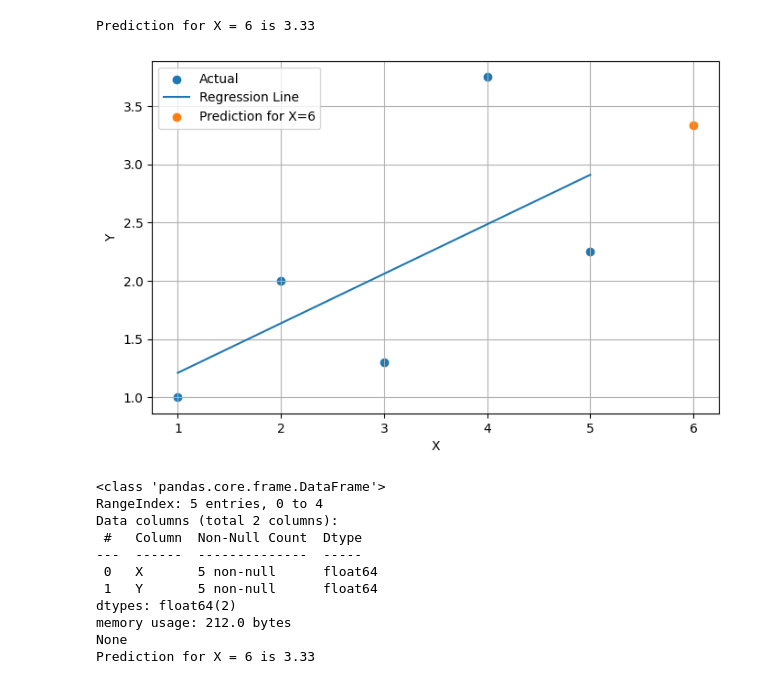
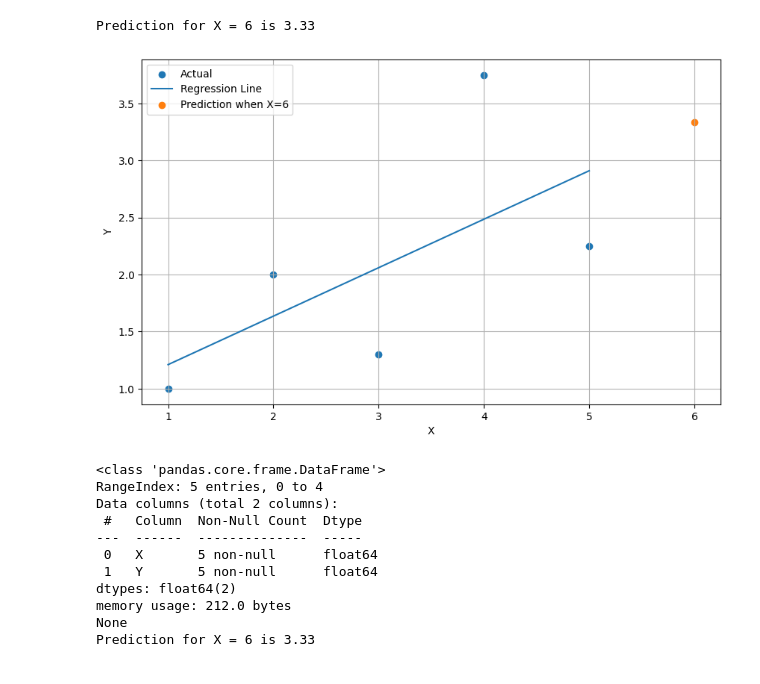
Before and after one commit to dineshsinghbisht/masterdegree, a Jupyter notebook: exercises/machinelearning/ex5.ipynb, the cells around one changed output. Drawn from its saved outputs; the diff is of its cells as text; code cells hidden in the pictures.

```diff
--- a/exercises/machinelearning/ex5.ipynb
+++ b/exercises/machinelearning/ex5.ipynb
@@ -5,37 +5,37 @@ from sklearn.linear_model import LinearRegression
 
 # Create dataframe using input data
 df = pd.DataFrame({'X': [1.00, 2.00, 3.00, 4.00, 5.00],
         'Y': [1.00, 2.00, 1.30, 3.75, 2.25]})
 
-# # check information about dataframe
+# # check information about dataframe specifically datatypes
 # print(df.info())
 
 # Separate feature and response from dataframe
 X = df[["X"]]   # feature
 y = df["Y"]     # response
 
 # Create and train the linear regression model
 model = LinearRegression()
 model.fit(X, y)
 
 # Predict the value when X = 6
 X_pred = pd.DataFrame({"X": [6]}) # input data
 y_pred = model.predict(X_pred)
 print(f"Prediction for X = 6 is {y_pred[0]:.2f}")
 
 # Plot scatters and line plots for given data and prediction
-plt.figure(figsize=(8, 5))
+plt.figure(figsize=(10, 6))
 plt.scatter(X, y, label="Actual")
 plt.plot(X, model.predict(X), label="Regression Line")
-plt.scatter(X_pred, y_pred, label="Prediction for X=6")
+plt.scatter(X_pred, y_pred, label="Prediction when X=6")
 plt.xlabel("X")
 plt.ylabel("Y")
 plt.legend(loc="upper left")
 plt.grid(True)
 plt.show()
 # %% [output]
 Prediction for X = 6 is 3.33
-[figure, old version]
+[figure, new version]
 # %%
 import matplotlib.pyplot as plt
 import pandas as pd
```
Also changed, not shown: 1 other file.
